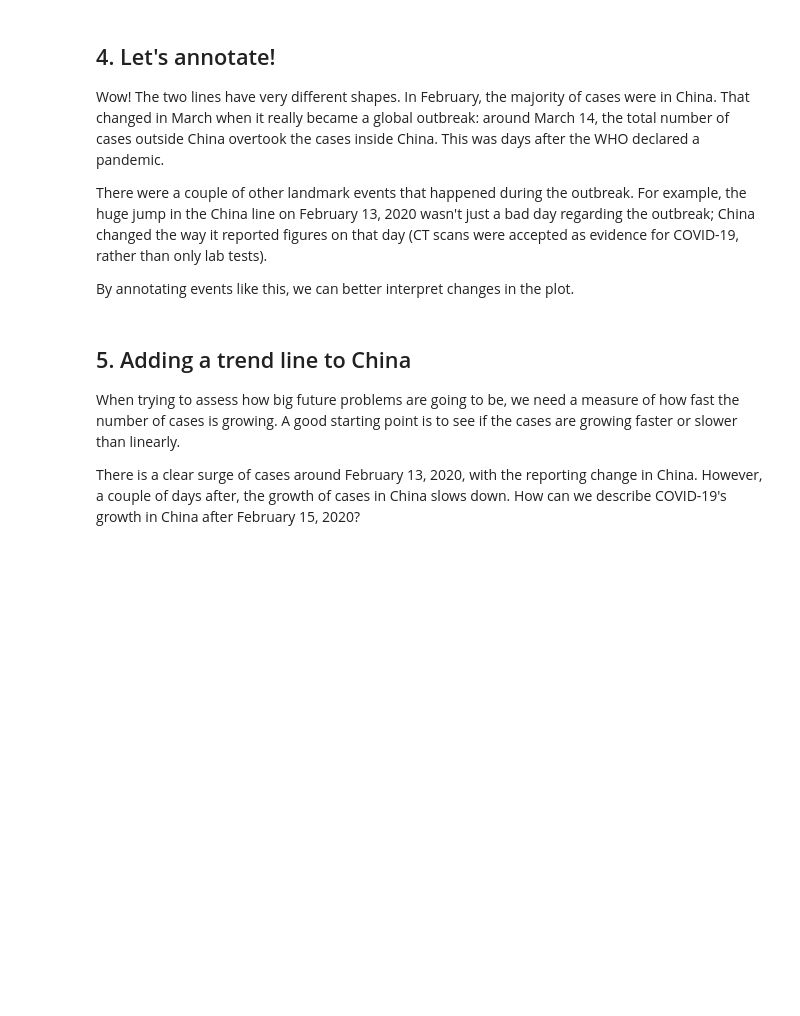
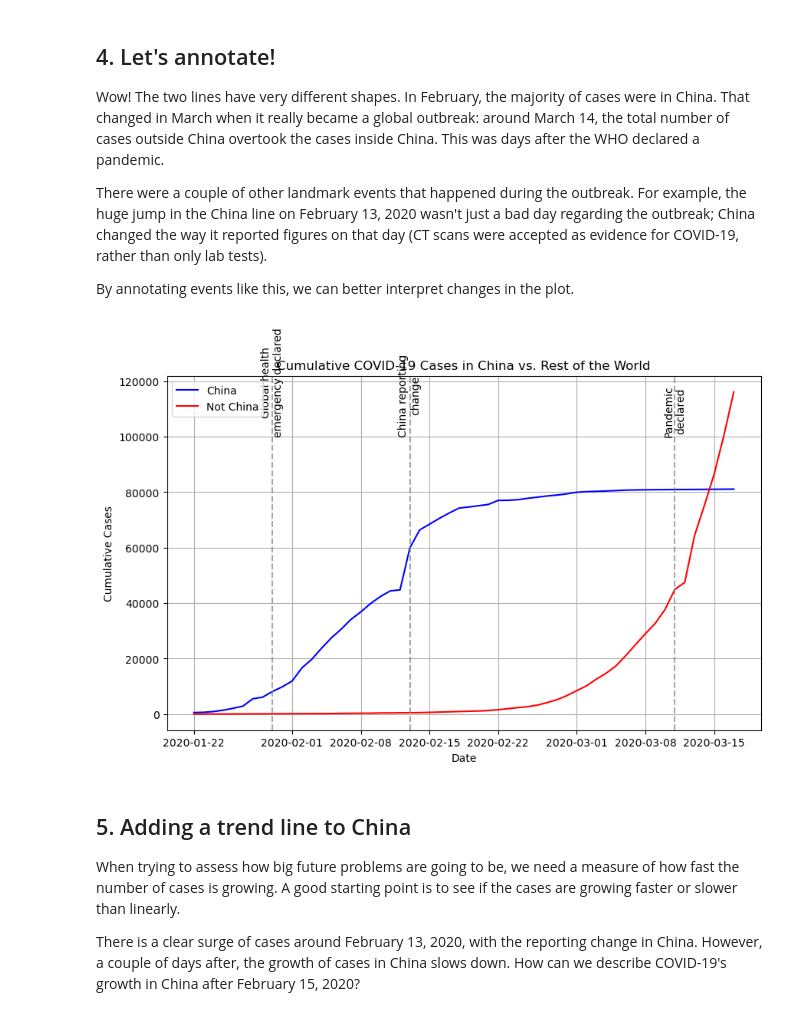
Before and after one commit to amadasunese/cwwtechafrica_individual_project, a Jupyter notebook: datasets/notebook.ipynb, the cells around one changed output. Cells and saved outputs as stored; diff of their text form; code cells hidden in the pictures; blank space fills up the shorter version.

```diff
--- a/datasets/notebook.ipynb
+++ b/datasets/notebook.ipynb
@@ -183,3 +141,41 @@ plt_cum_confirmed_cases_china_vs_world +
+# %%
+import pandas as pd
+import matplotlib.pyplot as plt
+
+confirmed_cases_china_vs_world = pd.read_csv('confirmed_cases_china_vs_world.csv', parse_dates=['date'])
+who_events = pd.read_csv('who_events.csv', parse_dates=['date'])
+
+plt.figure(figsize=(10, 6))
+plt.plot(confirmed_cases_china_vs_world[confirmed_cases_china_vs_world['is_china'] == 'China']['date'], confirmed_cases_china_vs_world[confirmed_cases_china_vs_world['is_china'] == 'China']['cum_cases'], label='China', color='blue')
+plt.plot(confirmed_cases_china_vs_world[confirmed_cases_china_vs_world['is_china'] == 'Not China']['date'], confirmed_cases_china_vs_world[confirmed_cases_china_vs_world['is_china'] == 'Not China']['cum_cases'], label='Not China', color='red')
+
+# Adding vertical dashed lines and text annotations for WHO events
+for index, row in who_events.iterrows():
+    plt.axvline(row['date'], color='gray', linestyle='dashed', alpha=0.7)
+    plt.text(row['date'], 100000, row['event'], rotation=90, va='bottom', ha='center', color='black')
+
+plt.xlabel('Date')
+plt.ylabel('Cumulative Cases')
+plt.title('Cumulative COVID-19 Cases in China vs. Rest of the World')
+plt.legend()
+plt.grid(True)
+plt.show()
+
+# who_events <- tribble(
+#   ~ date, ~ event,
+#   "2020-01-30", "Global health\nemergency declared",
+#   "2020-03-11", "Pandemic\ndeclared",
+#   "2020-02-13", "China reporting\nchange"
+# ) %>%
+#   mutate(date = as.Date(date))
+
+# # Using who_events, add vertical dashed lines with an xintercept at date
+# # and text at date, labeled by event, and at 100000 on the y-axis
+# plt_cum_confirmed_cases_china_vs_world +
+#   .... +
+#   ....
+# %% [output]
+[figure, added]
 # %% [markdown]
 ## 5. Adding a trend line to China
 <p>When trying to assess how big future problems are going to be, we need a measure of how fast the number of cases is growing. A good starting point is to see if the cases are growing faster or slower than linearly.</p>
```
Also changed, not shown: parts of 2 cells of this notebook, 1 other file.
